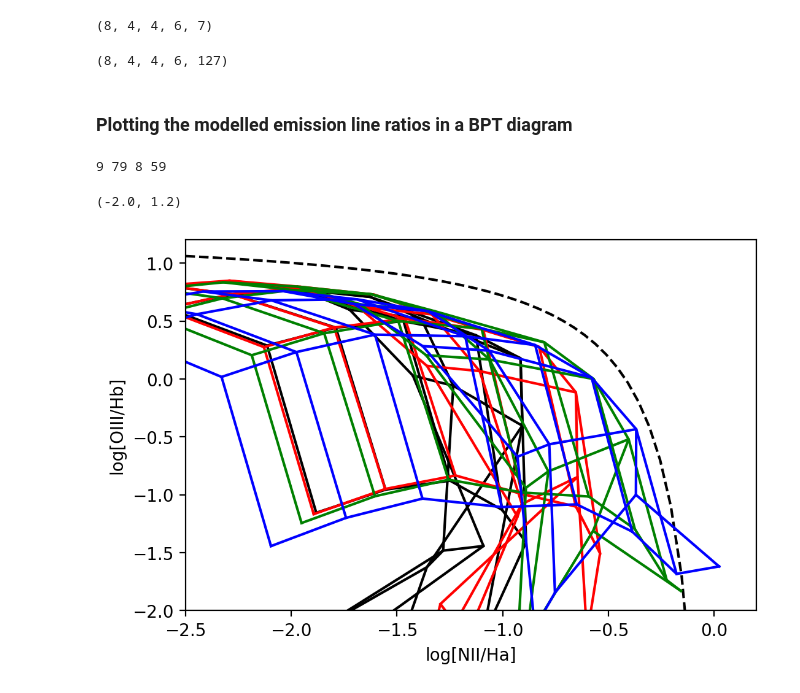
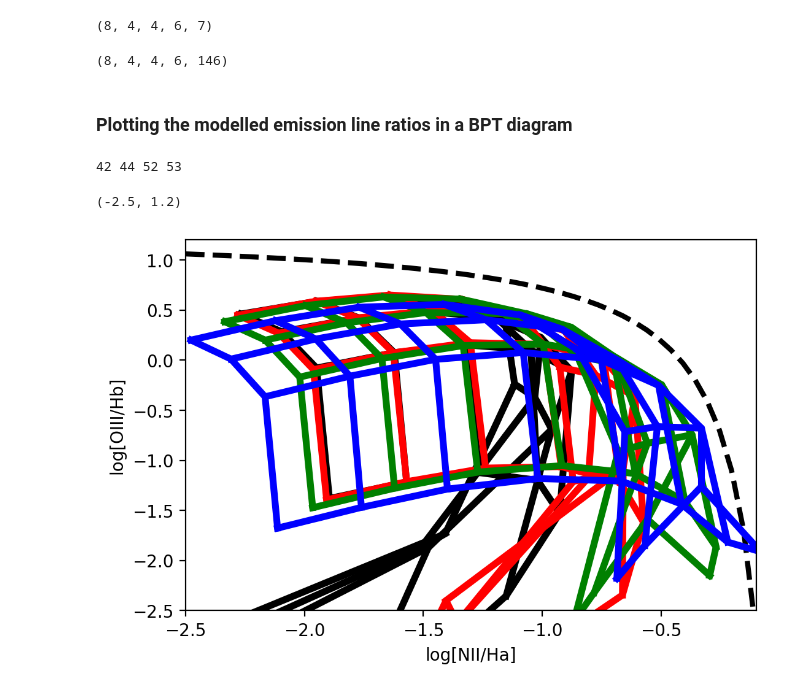
Before and after one commit to dirkscholte/CloudyGalaxy, a Jupyter notebook: examples/example_plotting_line_ratios.ipynb, the cells around one changed output. Drawn from its saved outputs; the diff is of its cells as text; code cells hidden in the pictures.

Commit message:
Updated example notebooks with new low res model grids.

```diff
--- a/examples/example_plotting_line_ratios.ipynb
+++ b/examples/example_plotting_line_ratios.ipynb
@@ -6,11 +6,8 @@ import matplotlib.pyplot as plt
 # %% [markdown]
 ### Loading in the line labels, luminosity and parameter value files
 # %%
-all_labels = np.load('../models/test_model_low_res/test_model_low_res_emission_line_labels.npy')
+all_labels = np.load('../models/test_model_low_res/test_model_low_res_age_2Myr_emission_line_labels.npy')
 all_labels_dict = dict(zip(all_labels, range(len(all_labels))))
-all_line_luminosities = np.load('../models/test_model_low_res/test_model_low_res_emission_line_luminosity_file.npy')
-parameter_values = np.load('../models/test_model_low_res/test_model_low_res_parameters_file.npy')
+all_line_luminosities = np.load('../models/test_model_low_res/test_model_low_res_age_2Myr_emission_line_luminosity_file.npy')
+parameter_values = np.load('../models/test_model_low_res/test_model_low_res_age_2Myr_parameters_file.npy')
 all_line_luminosities.shape
-
-labels = ['O__2_372600A', 'H__1_486136A', 'O__3_500700A', 'H__1_656285A', 'N__2_658400A', 'S__2_671600A']
-args = [all_labels_dict.get(key) for key in labels]
@@ -28,27 +47,28 @@ parameter_values.shape
 # %%
 all_line_luminosities.shape
 # %% [output]
-(8, 4, 4, 6, 127)
+(8, 4, 4, 6, 146)
 # %% [markdown]
 ### Plotting the modelled emission line ratios in a BPT diagram
 # %%
-Hb, OIII, Ha, NII = [all_labels_dict.get(key) for key in ['H__1_486136A', 'O__3_500700A', 'H__1_656285A', 'N__2_658400A']]
+labels = ['H__1_486133A', 'O__3_500684A', 'H__1_656281A', 'N__2_658345A']
+Hb, OIII, Ha, NII = [all_labels_dict.get(key) for key in labels]
 print(Hb, OIII, Ha, NII)
 colors=['k','r','g', 'b']
 plt.figure(dpi=200)
 line=np.linspace(-2.5,0.0)
-plt.plot(line, 0.61/(line-0.05) + 1.3, c='k', linestyle='--')
+plt.plot(line, 0.61/(line-0.05) + 1.3, c='k', linestyle='--', linewidth=3)
 for i in range(4):
     plt.plot(np.log10(all_line_luminosities[:,:,i,0,NII]/all_line_luminosities[:,:,i,0,Ha]),
-             np.log10(all_line_luminosities[:,:,i,0,OIII]/all_line_luminosities[:,:,i,0,Hb]), c=colors[i])
+             np.log10(all_line_luminosities[:,:,i,0,OIII]/all_line_luminosities[:,:,i,0,Hb]), c=colors[i], linewidth=4)
     plt.plot(np.log10(all_line_luminosities[:,:,i,0,NII]/all_line_luminosities[:,:,i,0,Ha]).T,
-             np.log10(all_line_luminosities[:,:,i,0,OIII]/all_line_luminosities[:,:,i,0,Hb]).T, c=colors[i])
+             np.log10(all_line_luminosities[:,:,i,0,OIII]/all_line_luminosities[:,:,i,0,Hb]).T, c=colors[i], linewidth=4)
 
 plt.xlabel('log[NII/Ha]')
 plt.ylabel('log[OIII/Hb]')
-plt.xlim(-2.5,0.2)
-plt.ylim(-2.0,1.2)
+plt.xlim(-2.5,-0.1)
+plt.ylim(-2.5,1.2)
 # %% [output]
-9 79 8 59
+42 44 52 53
-(-2.0, 1.2)
+(-2.5, 1.2)
-[figure, old version]
+[figure, new version]
```
Also changed, not shown: parts of 2 cells of this notebook, 1 other file.
